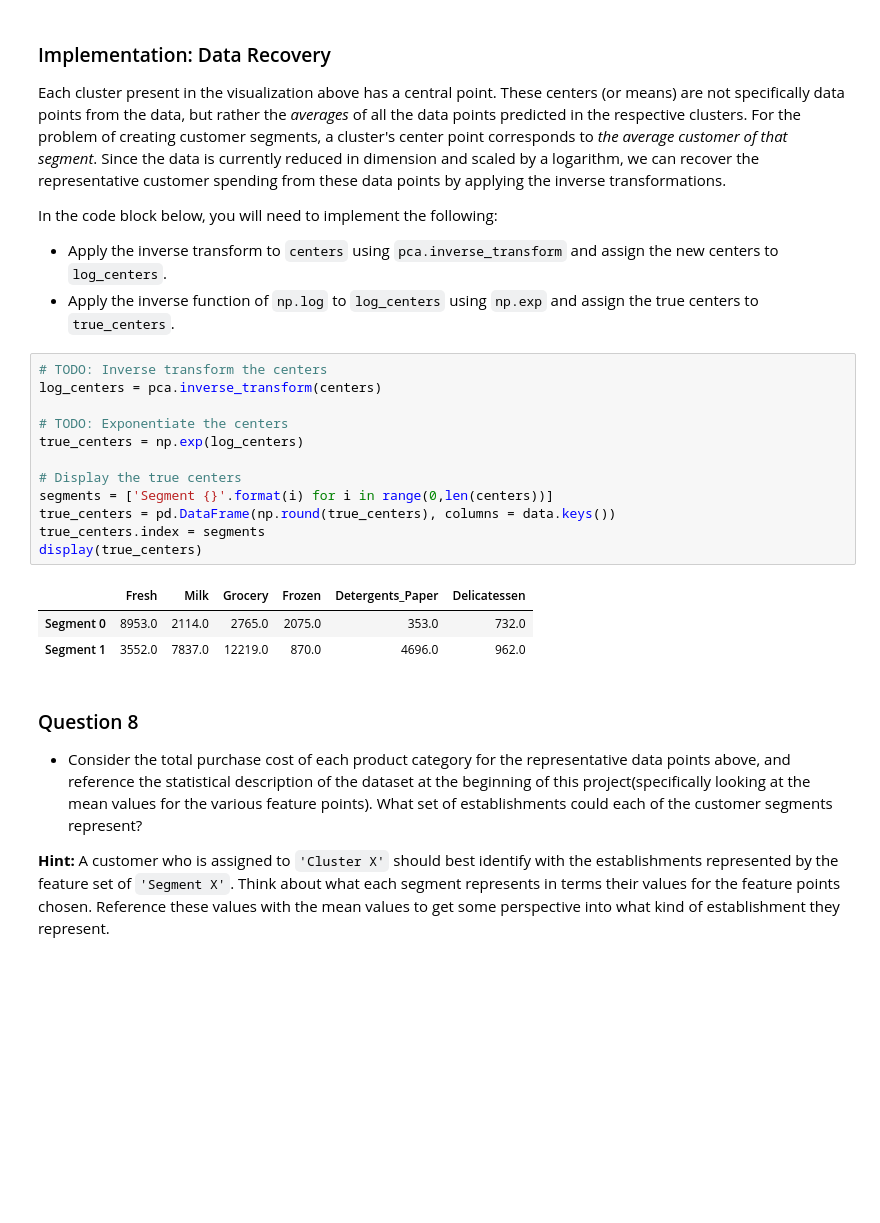
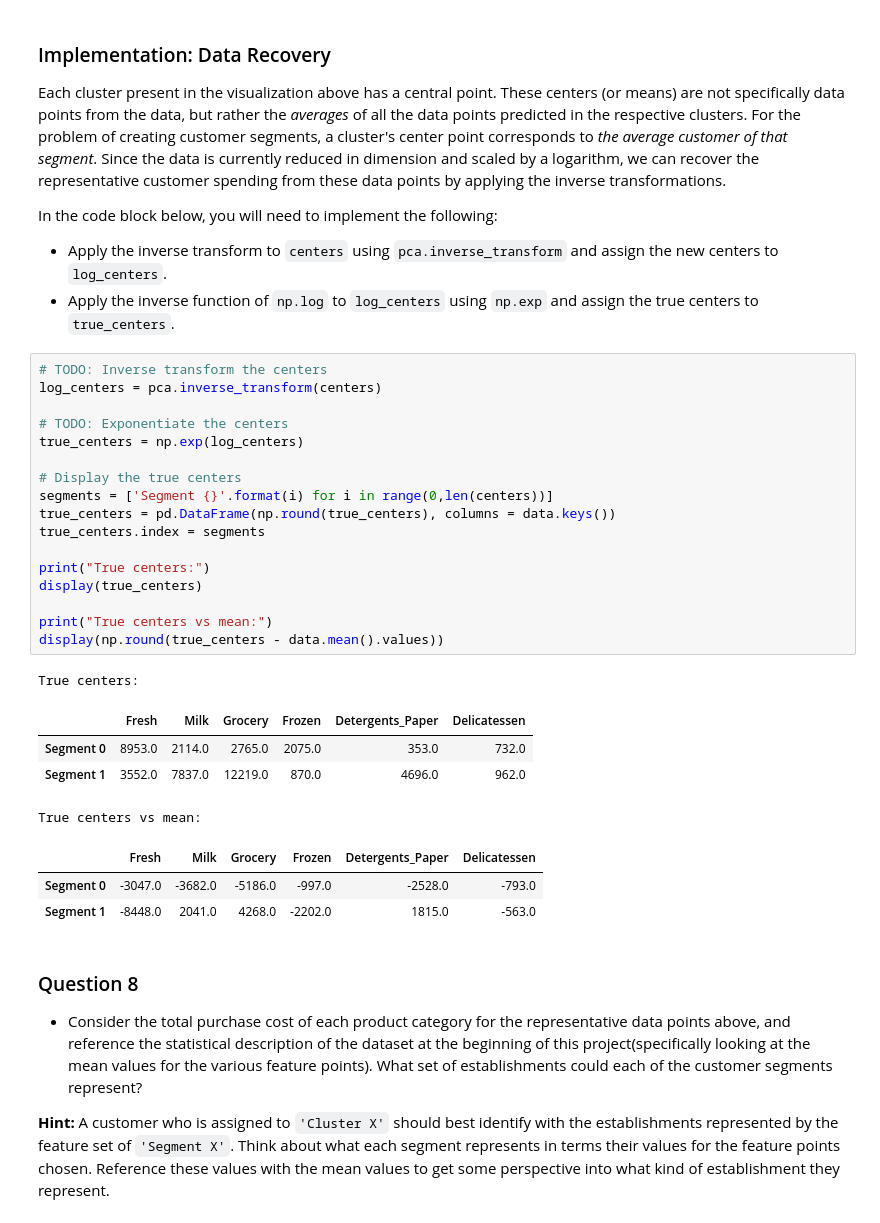
Before and after one commit to anton-mironenko/machine-learning, a Jupyter notebook: projects/customer_segments/customer_segments.ipynb, the cells around one changed output. Saved outputs shown, nothing was run; the diff lists cells and outputs as text; blank space fills up the shorter version.

Commit message:
customer segments: final changes

```diff
--- a/projects/customer_segments/customer_segments.ipynb
+++ b/projects/customer_segments/customer_segments.ipynb
@@ -574,19 +574,29 @@ In the code block below, you will need to implement the following:
 # %%
 # TODO: Inverse transform the centers
 log_centers = pca.inverse_transform(centers)
 
 # TODO: Exponentiate the centers
 true_centers = np.exp(log_centers)
 
 # Display the true centers
 segments = ['Segment {}'.format(i) for i in range(0,len(centers))]
 true_centers = pd.DataFrame(np.round(true_centers), columns = data.keys())
 true_centers.index = segments
+
+print("True centers:")
 display(true_centers)
+
+print("True centers vs mean:")
+display(np.round(true_centers - data.mean().values))
 # %% [output]
+True centers:
 |  | Fresh | Milk | Grocery | Frozen | Detergents_Paper | Delicatessen |
 | Segment 0 | 8953.0 | 2114.0 | 2765.0 | 2075.0 | 353.0 | 732.0 |
 | Segment 1 | 3552.0 | 7837.0 | 12219.0 | 870.0 | 4696.0 | 962.0 |
+True centers vs mean:
+|  | Fresh | Milk | Grocery | Frozen | Detergents_Paper | Delicatessen |
+| Segment 0 | -3047.0 | -3682.0 | -5186.0 | -997.0 | -2528.0 | -793.0 |
+| Segment 1 | -8448.0 | 2041.0 | 4268.0 | -2202.0 | 1815.0 | -563.0 |
 # %% [markdown]
 ### Question 8
 
```
Also changed, not shown: parts of 13 cells of this notebook, 1 other file.
